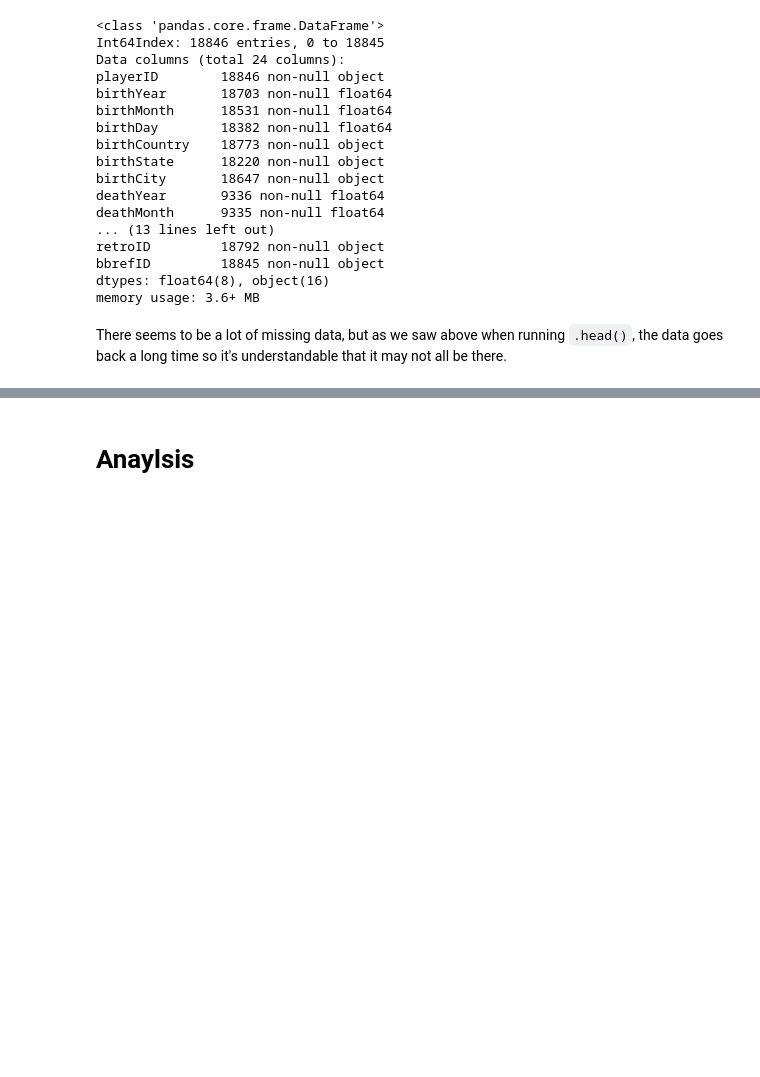
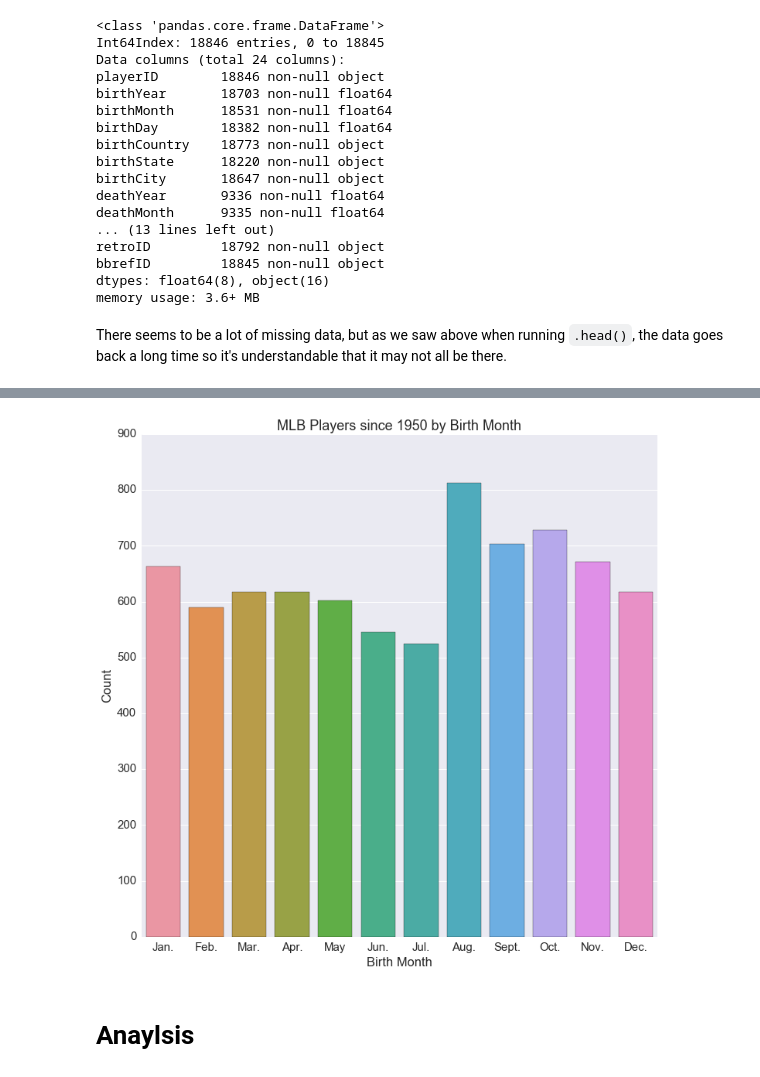
Before and after one commit to NelsonSpencer/Udacity, a Jupyter notebook: Data Analyst Nanodegree/Project 2 - Baseball Analysis/Project 2 - Baseball Analysis.ipynb, the cells around one changed output, grey strips where cells are left out. Drawn from its saved outputs; the diff is of its cells as text; code cells hidden in the pictures; blank space fills up the shorter version.

```diff
--- a/Data Analyst Nanodegree/Project 2 - Baseball Analysis/Project 2 - Baseball Analysis.ipynb
+++ b/Data Analyst Nanodegree/Project 2 - Baseball Analysis/Project 2 - Baseball Analysis.ipynb
@@ -96,0 +99,2 @@ There seems to be a lot of missing data, but as we saw above when running `.head
+# %%
+subset = master_data[master_data["birthYear"]>=1950]
@@ -97,3 +133,15 @@ There seems to be a lot of missing data, but as we saw above when running `.head
+# %%
+months = ('Jan.','Feb.', 'Mar.', 'Apr.', 'May', 'Jun.', 'Jul.', 'Aug.', 'Sept.', 'Oct.', 'Nov.', 'Dec.')
+sns.set(font_scale=1.5)
+plot = sns.factorplot(x="birthMonth",data=subset, kind="count",x_order = range(1,13),size=10)
+plot.set_xticklabels(months)
+plot.set_axis_labels(y_var ="Count", x_var= "Birth Month")
+sns.plt.title("MLB Players since 1950 by Birth Month")
+plt.show()
+
+# plt.set_xlabel("Birth Month")
+# %% [output]
+[figure, added]
 # %% [markdown]
 # Anaylsis
 # %% [markdown]
```
Also changed, not shown: parts of 3 cells of this notebook.
